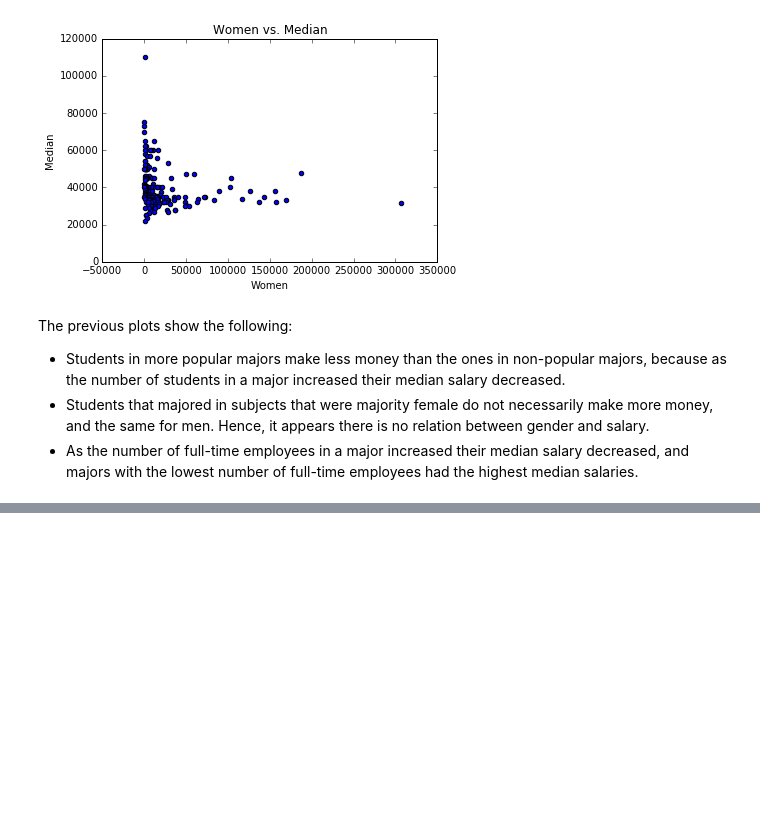
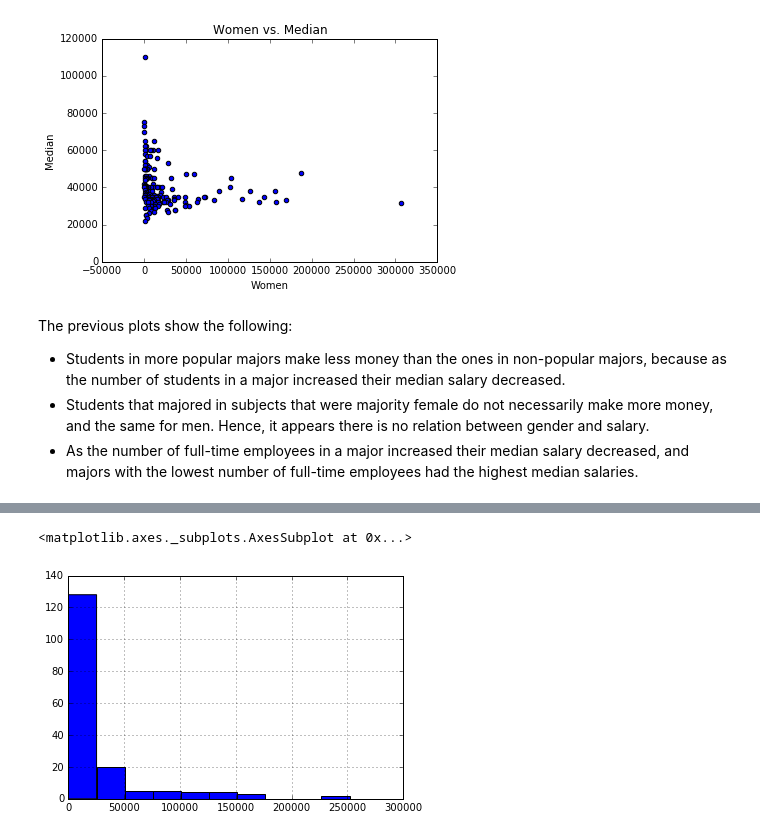
Before and after one commit to SuHamza/Pandas-Viz, a Jupyter notebook: Basics.ipynb, the cells around one changed output, grey strips where cells are left out. Drawn from its saved outputs; the diff is of its cells as text; code cells hidden in the pictures; blank space fills up the shorter version.

```diff
--- a/Basics.ipynb
+++ b/Basics.ipynb
@@ -159,0 +180,6 @@ The previous plots show the following:
+# %%
+# Full_time Frequencey Distribution
+recent_grads['Full_time'].hist(bins=10, range=(112, 252000))
+# %% [output]
+<matplotlib.axes._subplots.AxesSubplot at 0x...>
+[figure, added]
```
Also changed, not shown: parts of 9 cells of this notebook.
